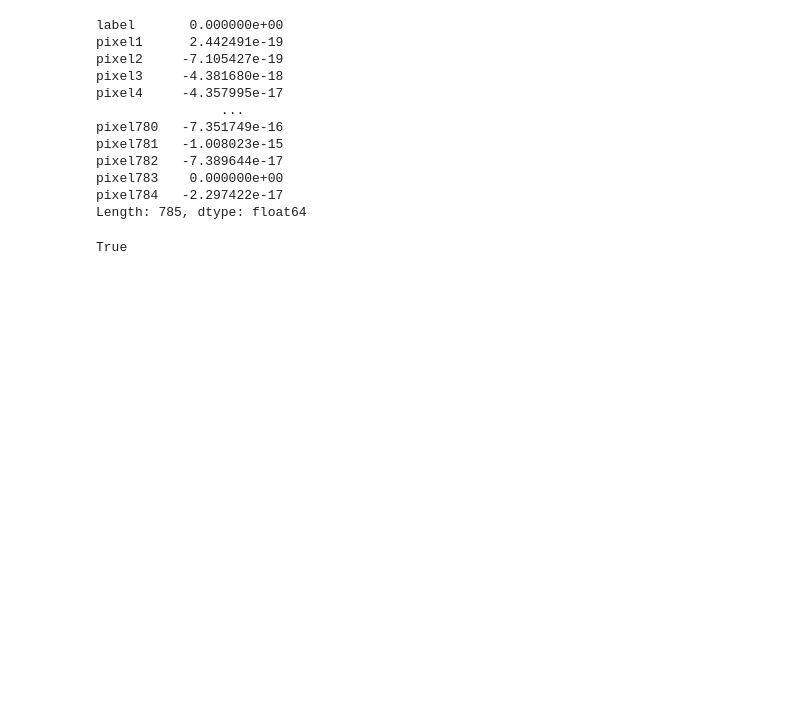
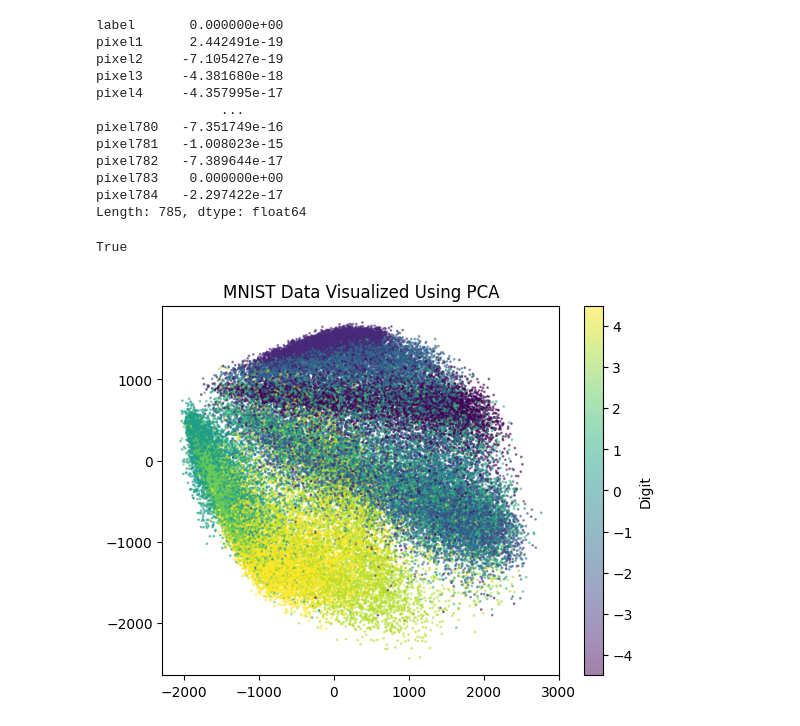
Before and after one commit to gitbhusalhubpramish/Fashion-MNIST-PCA, a Jupyter notebook: fashon-mnist-pca.ipynb, the cells around one changed output. Cells and saved outputs as stored; diff of their text form; code cells hidden in the pictures; blank space fills up the shorter version.

Commit message:
Kaggle Notebook | Fashon MNIST PCA | Version 8

```diff
--- a/fashon-mnist-pca.ipynb
+++ b/fashon-mnist-pca.ipynb
@@ -92,0 +95,10 @@ True
+# %%
+w = v[:,:2]
+x = df@w
+plt.scatter(x.iloc[:,0], x.iloc[:,1], c=df["label"], s=1, alpha=0.5)
+plt.title("MNIST Data Visualized Using PCA")
+plt.colorbar(label="Digit")
+plt.show()
+# x.shape
+# %% [output]
+[figure, added]
```
Also changed, not shown: parts of 1 cell of this notebook.
